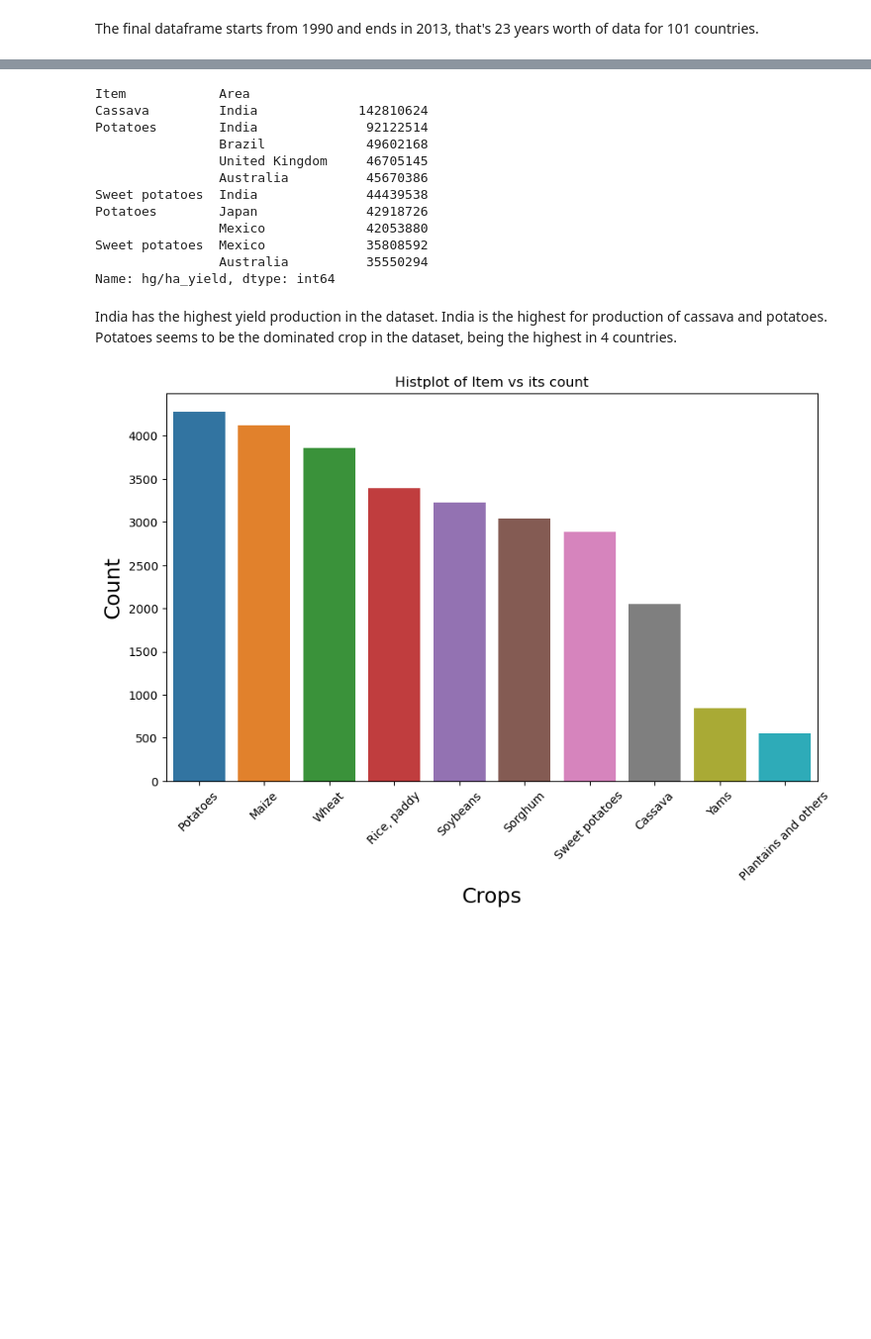
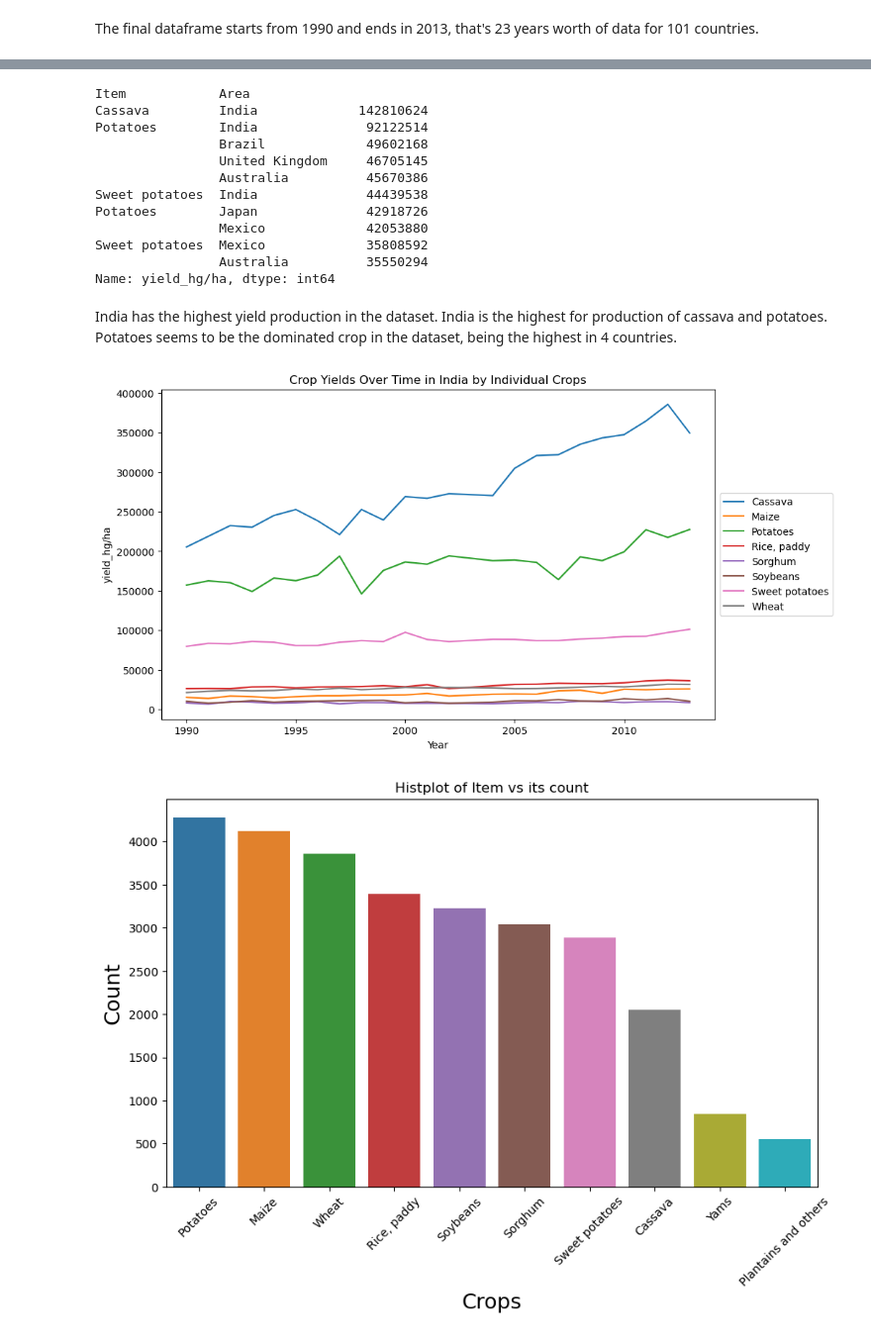
Before and after one commit to JenniferGao191/STATS102-CropYieldPred, a Jupyter notebook: finaldraft.ipynb, the cells around one changed output, grey strips where cells are left out. Shown at 99% size. Cells and saved outputs as stored; diff of their text form; code cells hidden in the pictures; blank space fills up the shorter version.

Commit message:
Add files via upload
Second-finalized version's code for the crop prediction

```diff
--- a/finaldraft.ipynb
+++ b/finaldraft.ipynb
@@ -293,5 +298,5 @@ plt.show()
 # %%
-df2.groupby(['Item','Area'],sort=True)['hg/ha_yield'].sum().nlargest(10)
+df2.groupby(['Item','Area'],sort=True)['yield_hg/ha'].sum().nlargest(10)
 # %% [output]
 Item            Area
 Cassava         India             142810624
@@ -304,9 +309,20 @@ Potatoes        Japan              42918726
                 Mexico             42053880
 Sweet potatoes  Mexico             35808592
                 Australia          35550294
-Name: hg/ha_yield, dtype: int64
+Name: yield_hg/ha, dtype: int64
 # %% [markdown]
 India has the highest yield production in the dataset. India is the highest for production of cassava and potatoes. Potatoes seems to be the dominated crop in the dataset, being the highest in 4 countries.
+# %%
+df_india = df2[df2['Area'] == 'India']
+plt.figure(figsize=(10, 6))
+for crop in df_india['Item'].unique():
+    crop_data = df_india[df_india['Item'] == crop]
+    sns.lineplot(data=crop_data, x='Year', y='yield_hg/ha', label=crop)
+plt.title('Crop Yields Over Time in India by Individual Crops')
+plt.legend(loc='center left', bbox_to_anchor=(1.0, 0.5))
+plt.show()
+# %% [output]
+[figure, added]
 # %%
 sorted_order = df2['Item'].value_counts().index
 plt.figure(figsize=(10,6))
```
Also changed, not shown: parts of 24 cells of this notebook.
